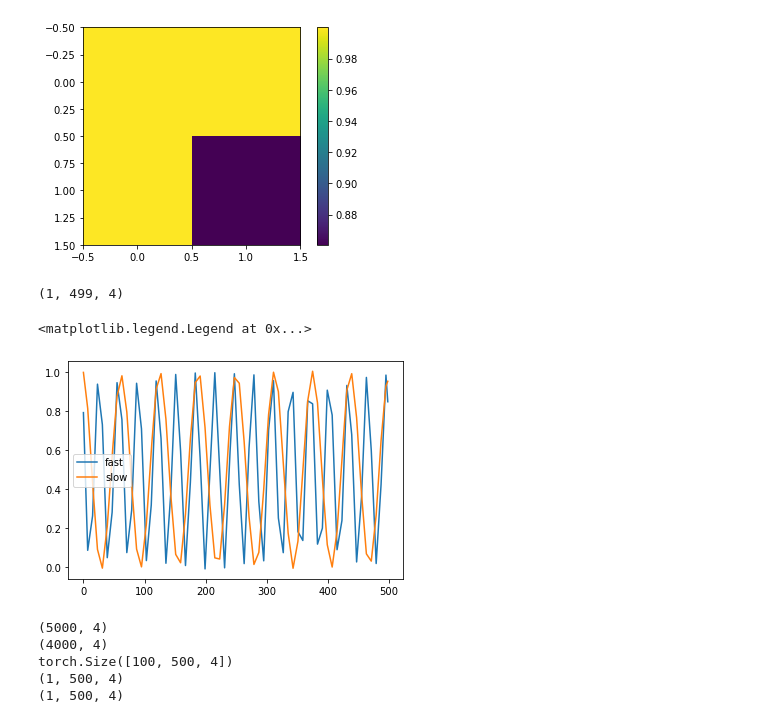
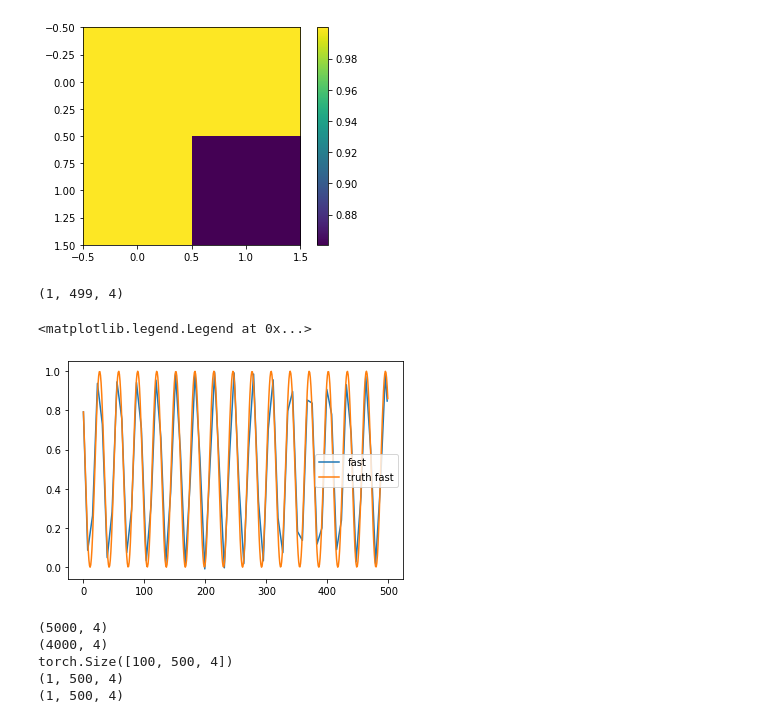
Before and after one commit to KatieJ16/Time_Space_multiscale, a Jupyter notebook: scripts/MrCAE_toy2_everything_averages.ipynb, the cells around one changed output. Drawn from its saved outputs; the diff is of its cells as text; code cells hidden in the pictures.

```diff
--- a/scripts/MrCAE_toy2_everything_averages.ipynb
+++ b/scripts/MrCAE_toy2_everything_averages.ipynb
@@ -425,14 +426,16 @@ y_preds shape =  (1, 499, 4)
 # %%
 plt.plot(y_preds[0,:,3], label = "fast")
 print(y_preds.shape)
-plt.plot(y_preds[0,:,0], label = "slow")
+# plt.plot(y_preds[0,:,0], label = "slow")
+plt.plot(val_data[0,:,3], label = "truth fast")
+# plt.plot(val_data[0,:,0], label = "truth slow")
 plt.legend()
 # plt.plot(y_preds[0,:,1])
 # plt.plot(y_preds[0,:,2])
 # %% [output]
 (1, 499, 4)
 <matplotlib.legend.Legend at 0x...>
-[figure, old version]
+[figure, new version]
 # %%
 #time training on the coursest model
 
```
Also changed, not shown: parts of 3 cells of this notebook, 4 other files.
